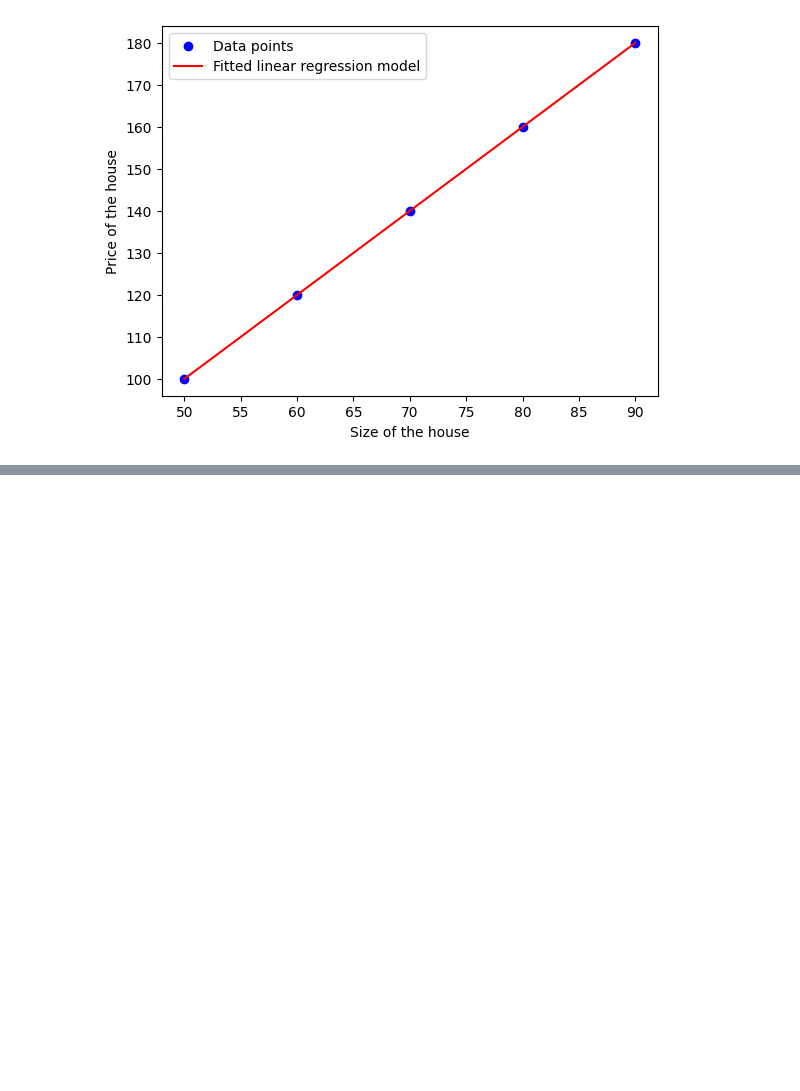
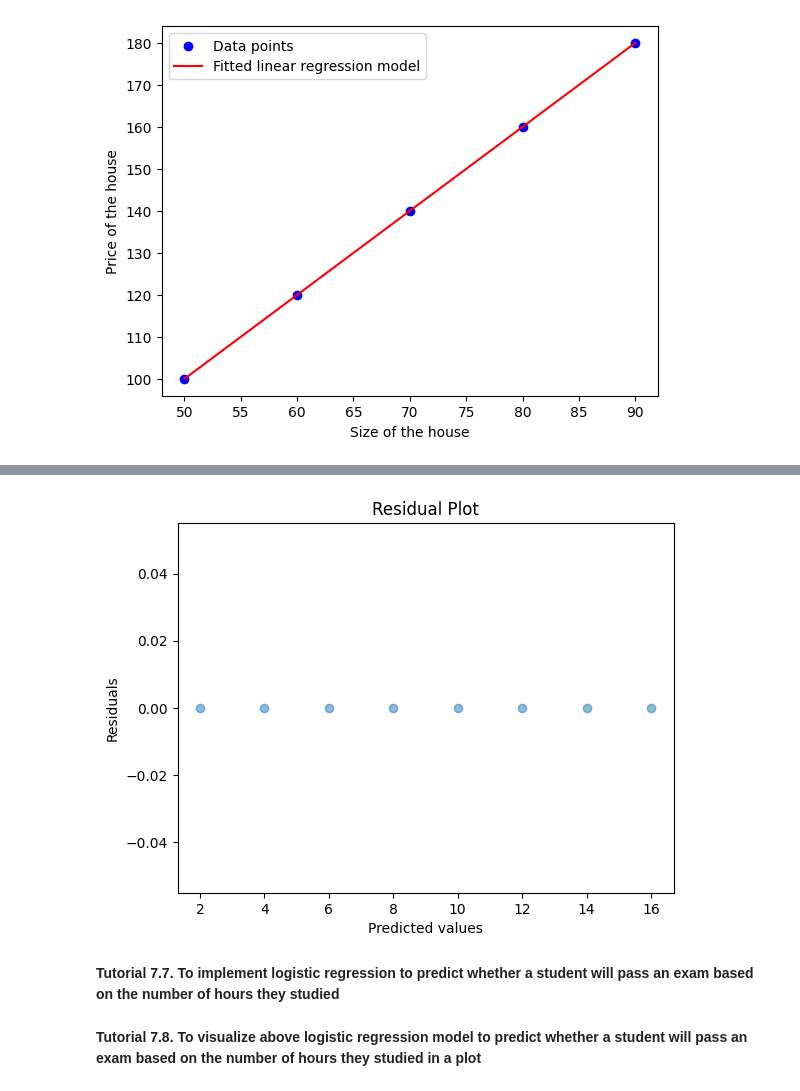
Before and after one commit to bpbpublications/Statistics-for-Data-Scientists-and-Analysts, a Jupyter notebook: notebooks/chapter7/chapter7.ipynb, the cells around one changed output, grey strips where cells are left out. Saved outputs shown, nothing was run; the diff lists cells and outputs as text; code cells hidden in the pictures; blank space fills up the shorter version.

```diff
--- a/notebooks/chapter7/chapter7.ipynb
+++ b/notebooks/chapter7/chapter7.ipynb
@@ -140,0 +138,24 @@ plt.show()
+# %%
+import matplotlib.pyplot as plt
+import statsmodels.api as sm
+# Define data
+x = [1, 2, 3, 4, 5, 6, 7, 8]
+y = [2, 4, 6, 8, 10, 12, 14, 16]
+# Fit a linear regression model using OLS
+model = sm.OLS(y, x).fit() # Create and fit an OLS object
+# Get the predicted values
+y_pred = model.predict()
+# Calculate the residuals
+residuals = y - y_pred
+# Plot the residuals
+plt.scatter(y_pred, residuals, alpha=0.5)
+plt.title('Residual Plot')
+plt.xlabel('Predicted values')
+plt.ylabel('Residuals')
+# Save the figure
+plt.savefig('normality.png', dpi=600, bbox_inches='tight')
+plt.show()
+# %% [output]
+[figure, added]
+# %% [markdown]
+**Tutorial 7.7. To implement logistic regression to predict whether a student will pass an exam based on the number of hours they studied**
@@ -140,0 +187,2 @@ plt.show()
+# %% [markdown]
+**Tutorial 7.8. To visualize above logistic regression model to predict whether a student will pass an exam based on the number of hours they studied in a plot**
```
Also changed, not shown: parts of 11 cells of this notebook.
